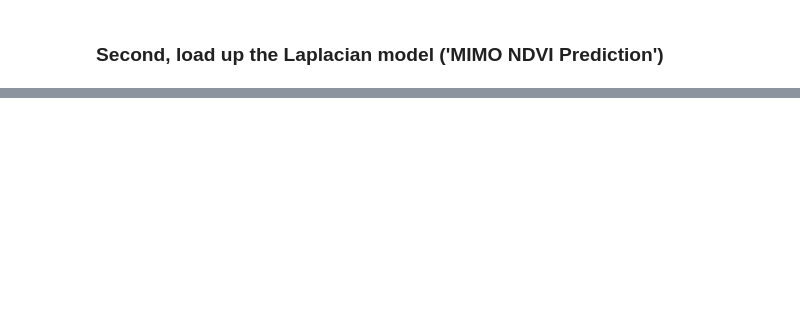
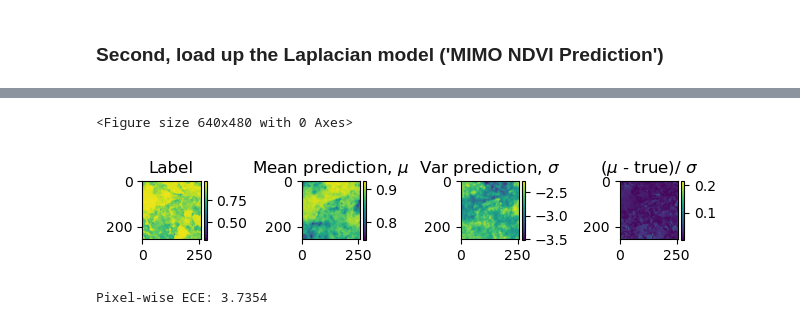
Before and after one commit to beckynevin/MIMO-Unet-cov, a Jupyter notebook: CompareModels.ipynb, the cells around one changed output, grey strips where cells are left out. Drawn from its saved outputs; the diff is of its cells as text; code cells hidden in the pictures; blank space fills up the shorter version.

```diff
--- a/CompareModels.ipynb
+++ b/CompareModels.ipynb
@@ -323,0 +375,35 @@ for i, pred in enumerate(predictions):
+# %%
+true_laplace = labels_laplace[n][0,0,:,:]
+
+plt.clf()
+fig = plt.figure()
+ax0 = fig.add_subplot(141)
+im0 = ax0.imshow(true_laplace)
+plt.colorbar(im0, fraction=0.046)
+ax0.set_title('Label')
+
+mean_laplace = predictions_laplace[n][0][0, 0, 0, :, :].cpu().detach().numpy()
+var_laplace = predictions_laplace[n][1][0, 0, 0, :, :].cpu().detach().numpy()
+
+ax1 = fig.add_subplot(142)
+im1 = ax1.imshow(mean_laplace)
+plt.colorbar(im1, fraction=0.046)
+ax1.set_title(r'Mean prediction, $\mu$')
+
+ax2 = fig.add_subplot(143)
+im2 = ax2.imshow(var_laplace)
+plt.colorbar(im2, fraction=0.046)
+ax2.set_title(r'Var prediction, $\sigma$')
+
+# the question 'is it calibrated'
+
+ax3 = fig.add_subplot(144)
+im3 = ax3.imshow(abs((mean_laplace - true_laplace.detach().numpy())/var_laplace))
+plt.colorbar(im3, fraction=0.046)
+ax3.set_title(r'($\mu$ - true)/ $\sigma$')
+
+plt.tight_layout()
+plt.show()
+# %% [output]
+<Figure size 640x480 with 0 Axes>
+[figure, added]
@@ -323,0 +460,9 @@ for i, pred in enumerate(predictions):
+# %%
+y_true = true.detach().numpy()
+y_pred = mean
+y_uncertainty = var
+
+ece_value, bin_edges, ece_bin = compute_pixelwise_ece(y_true, y_pred, y_uncertainty, num_bins=15, error_type="absolute")
+print(f"Pixel-wise ECE: {ece_value:.4f}")
+# %% [output]
+Pixel-wise ECE: 3.7354
```
Also changed, not shown: parts of 10 cells of this notebook.
